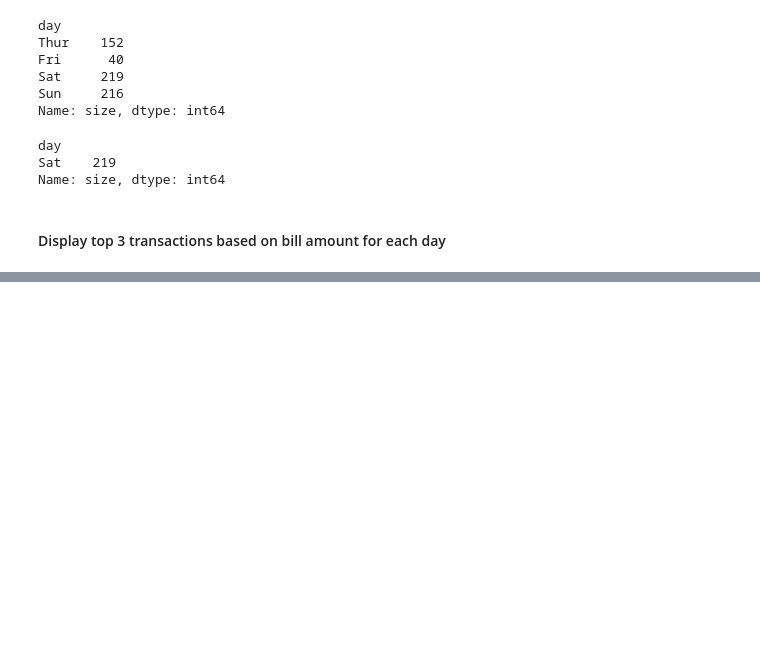
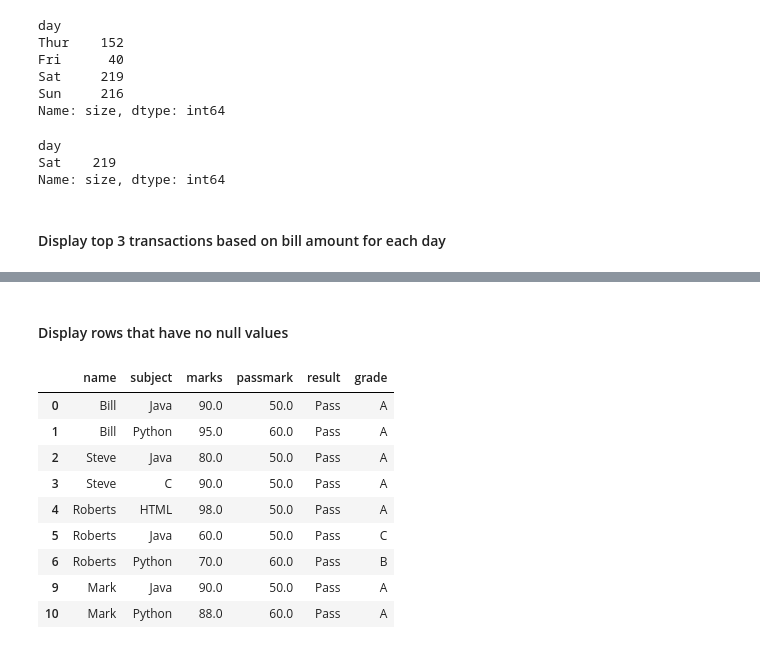
Before and after one commit to srikanthpragada/DS_06_APR_2020, a Jupyter notebook: assignments/assignments.ipynb, the cells around one changed output, grey strips where cells are left out. Drawn from its saved outputs; the diff is of its cells as text; code cells hidden in the pictures; blank space fills up the shorter version.

```diff
--- a/assignments/assignments.ipynb
+++ b/assignments/assignments.ipynb
@@ -552,8 +474,8 @@ def get_result(v):
     else:
         return 'Fail'
 
-df['result'] = df.apply(get_result,axis=1)
-df
+mdf['result'] = mdf.apply(get_result,axis=1)
+mdf
 # %% [output]
 |  | name | subject | marks | passmark | result |
 | 0 | Bill | Java | 90.0 | 50 | Pass |
@@ -579,8 +501,8 @@ def get_grade(g):
         return 'B'
     else:
         return 'C'
-df['grade'] = df.apply(get_grade,axis=1)
-df
+mdf['grade'] = mdf.apply(get_grade,axis=1)
+mdf
 # %% [output]
 |  | name | subject | marks | passmark | result | grade |
 | 0 | Bill | Java | 90.0 | 50 | Pass | A |
@@ -597,6 +519,6 @@ df
 # %% [markdown]
 #### Add a new row which contains name, subject amd marks at the end. See how you can manage other fields.
 # %%
-df.loc[max(df.index)+1] = ['James','Java',75,50, np.nan,np.nan]
+mdf.loc[max(mdf.index)+1] = ['James','Java',75,50, np.nan,np.nan]
 # %%
-df = df.append({'name':'James','subject':'Python','marks':85},ignore_index=True) # allows creation of new record with 3 columns
+mdf = mdf.append({'name':'James','subject':'Python','marks':85},ignore_index=True) # allows creation of new record with 3 columns
@@ -801,0 +778,15 @@ Sun
+# %% [markdown]
+#### Display rows that have no null values
+# %%
+mdf.loc[mdf.notna().all(axis=1),:]
+# %% [output]
+|  | name | subject | marks | passmark | result | grade |
+| 0 | Bill | Java | 90.0 | 50.0 | Pass | A |
+| 1 | Bill | Python | 95.0 | 60.0 | Pass | A |
+| 2 | Steve | Java | 80.0 | 50.0 | Pass | A |
+| 3 | Steve | C | 90.0 | 50.0 | Pass | A |
+| 4 | Roberts | HTML | 98.0 | 50.0 | Pass | A |
+| 5 | Roberts | Java | 60.0 | 50.0 | Pass | C |
+| 6 | Roberts | Python | 70.0 | 60.0 | Pass | B |
+| 9 | Mark | Java | 90.0 | 50.0 | Pass | A |
+| 10 | Mark | Python | 88.0 | 60.0 | Pass | A |
```
Also changed, not shown: parts of 71 cells of this notebook.
